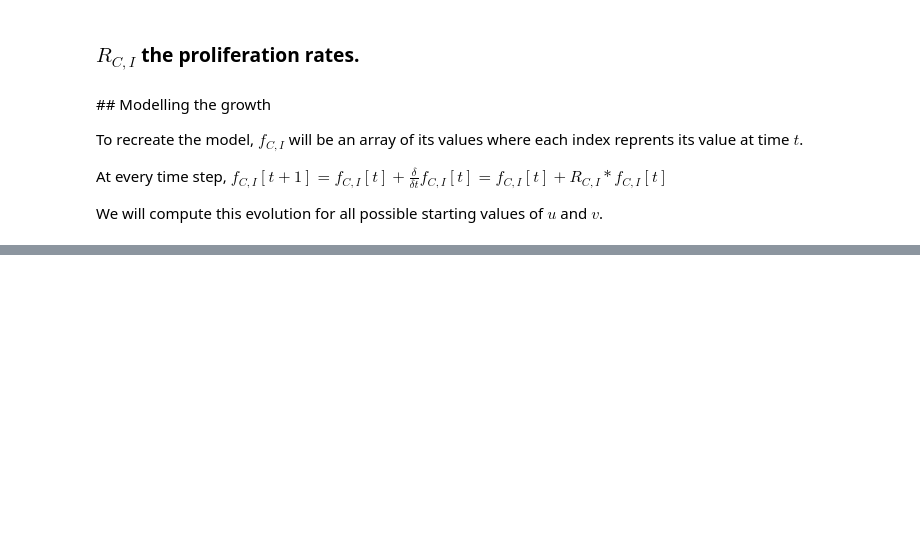
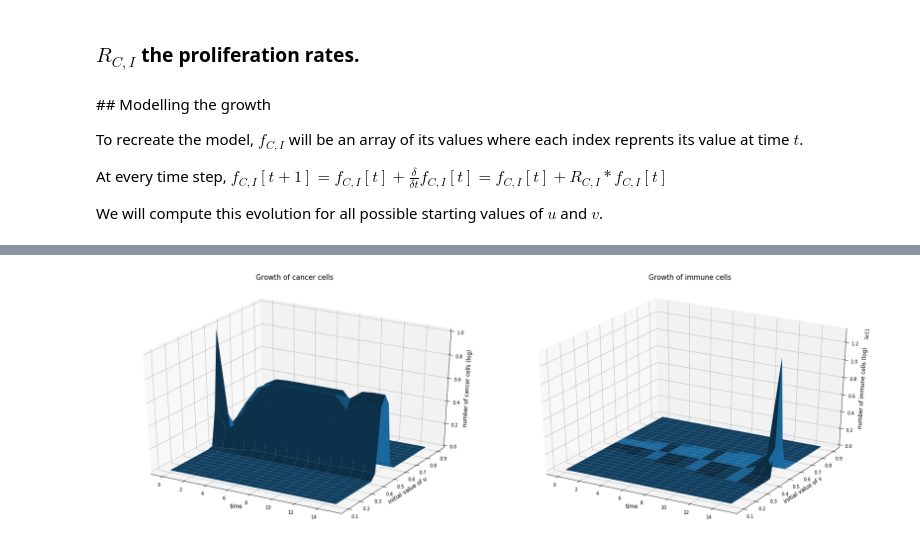
Before and after one commit to remuzel/Waiting-Time-Network-Effects, a Jupyter notebook: notebooks/Population Model of Competition.ipynb, the cells around one changed output, grey strips where cells are left out. Cells and saved outputs as stored; diff of their text form; code cells hidden in the pictures; blank space fills up the shorter version.

```diff
--- a/notebooks/Population Model of Competition.ipynb
+++ b/notebooks/Population Model of Competition.ipynb
@@ -113,0 +174,5 @@ R_I has value [nan nan]
+# %%
+cancer, immune, initial_values = simulate_growth(c_P=lambda t: C*np.sign(np.sin(omega*t)), t=15)
+plot_growth(cancer, immune, initial_values, t=15)
+# %% [output]
+[figure, added]
```
Also changed, not shown: parts of 17 cells of this notebook.
